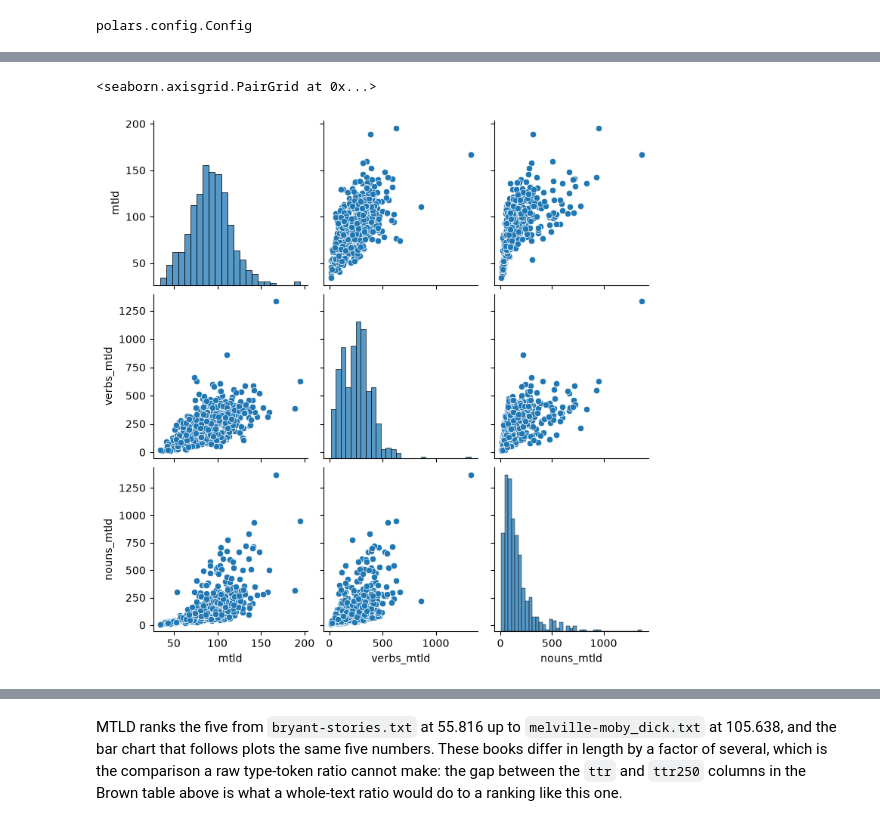
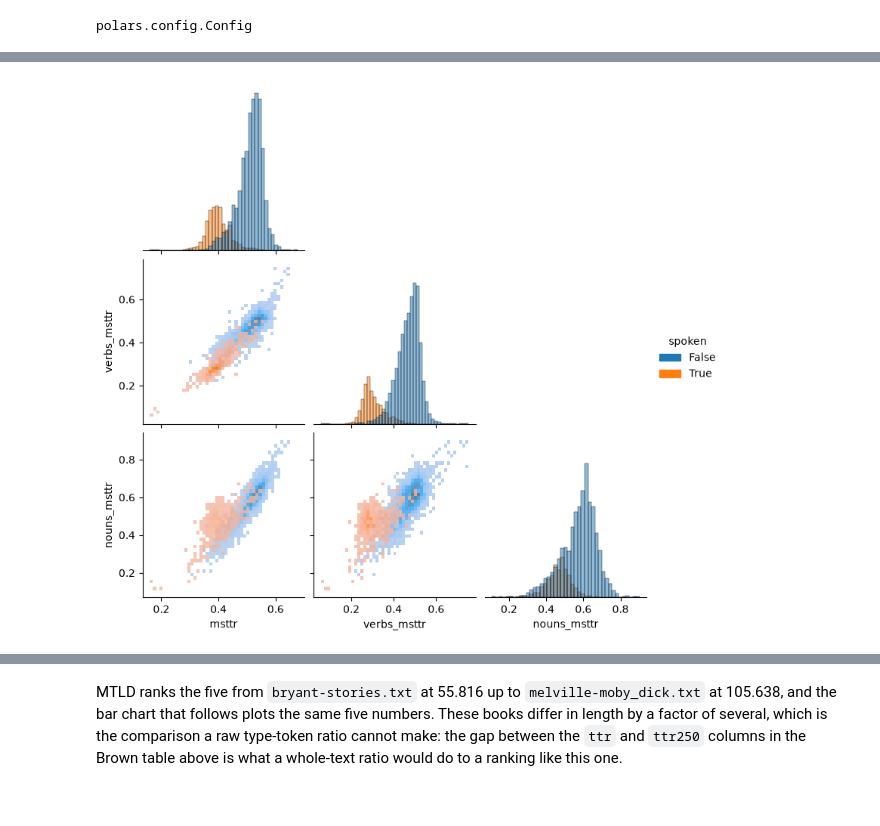
Before and after one commit to rmalouf/polars_corpus, a Jupyter notebook: docs/notebooks/vocabulary.ipynb, the cells around one changed output, grey strips where cells are left out. Drawn from its saved outputs; the diff is of its cells as text; code cells hidden in the pictures.

```diff
--- a/docs/notebooks/vocabulary.ipynb
+++ b/docs/notebooks/vocabulary.ipynb
@@ -130,12 +169,15 @@ Note the scale. Whole-text MTLD ran from about 30 to 200; over nouns alone it ru
 # %%
 nouns = (
-    brown.filter(pl.col("tag").str.contains("^N.*"))
+    bnc.filter(pl.col("pos") == "SUBST")
     .group_by("file_id")
-    .agg(pl.col("category").first(), plc.mtld("token").alias("nouns_mtld"))
-    .with_columns(m=pl.col("nouns_mtld").mean().over("category"))
+    .agg(pl.col("text_type").first(), plc.msttr("token", 500).alias("nouns_msttr"))
+    .with_columns(m=pl.col("nouns_msttr").mean().over("text_type"))
     .sort(by="m")
+    .select(pl.exclude("m"))
+    .collect(engine="streaming")
 )
 
-sns.boxplot(nouns, x="nouns_mtld", y="category")
-plt.title("Brown corpus lexical diversity: Nouns")
+sns.boxplot(nouns, x="nouns_msttr", y="text_type")
+plt.title("BNC lexical diversity: Nouns")
+plt.show()
 # %% [output]
@@ -148,12 +187,15 @@ Verb sequences are shorter than noun ones, a few hundred tokens in a 2,000-word
 # %%
 verbs = (
-    brown.filter(pl.col("tag").str.contains("^V.*"))
+    bnc.filter(pl.col("pos") == "VERB")
     .group_by("file_id")
-    .agg(pl.col("category").first(), plc.mtld("token").alias("verbs_mtld"))
-    .with_columns(m=pl.col("verbs_mtld").mean().over("category"))
+    .agg(pl.col("text_type").first(), plc.msttr("token", 500).alias("verbs_msttr"))
+    .with_columns(m=pl.col("verbs_msttr").mean().over("text_type"))
     .sort(by="m")
+    .select(pl.exclude("m"))
+    .collect(engine="streaming")
 )
 
-sns.boxplot(verbs, x="verbs_mtld", y="category")
-plt.title("Brown corpus lexical diversity: Verbs")
+sns.boxplot(verbs, x="verbs_msttr", y="text_type")
+plt.title("BNC lexical diversity: Verbs")
+plt.show()
 # %% [output]
@@ -166,9 +207,20 @@ The three distributions on the diagonal show us that whole-text MTLD is close to
 # %%
-combined = msttr.join(nouns, on=["file_id", "category"]).join(
-    verbs, on=["file_id", "category"]
+combined = msttr.join(nouns, on=["file_id", "text_type"]).join(
+    verbs, on=["file_id", "text_type"]
 )
 
-sns.pairplot(data=combined.select("mtld", "verbs_mtld", "nouns_mtld").to_pandas())
+sns.pairplot(
+    data=combined.select(
+        "msttr",
+        "verbs_msttr",
+        "nouns_msttr",
+        pl.col("text_type").is_in(["CONVRSN", "OTHERSP"]).alias("spoken"),
+    ).to_pandas(),
+    hue="spoken",
+    kind="hist",
+    corner=True,
+    plot_kws={"alpha": 0.8},
+)
+plt.show()
 # %% [output]
-<seaborn.axisgrid.PairGrid at 0x...>
-[figure, old version]
+[figure, new version]
```
Also changed, not shown: parts of 35 cells of this notebook.
